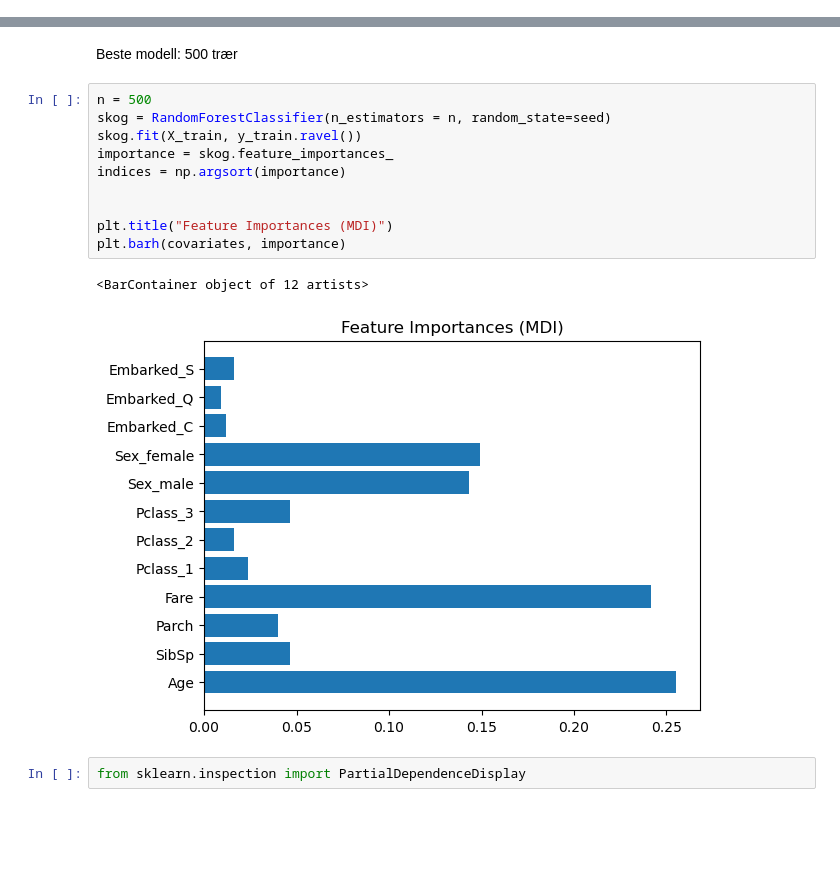
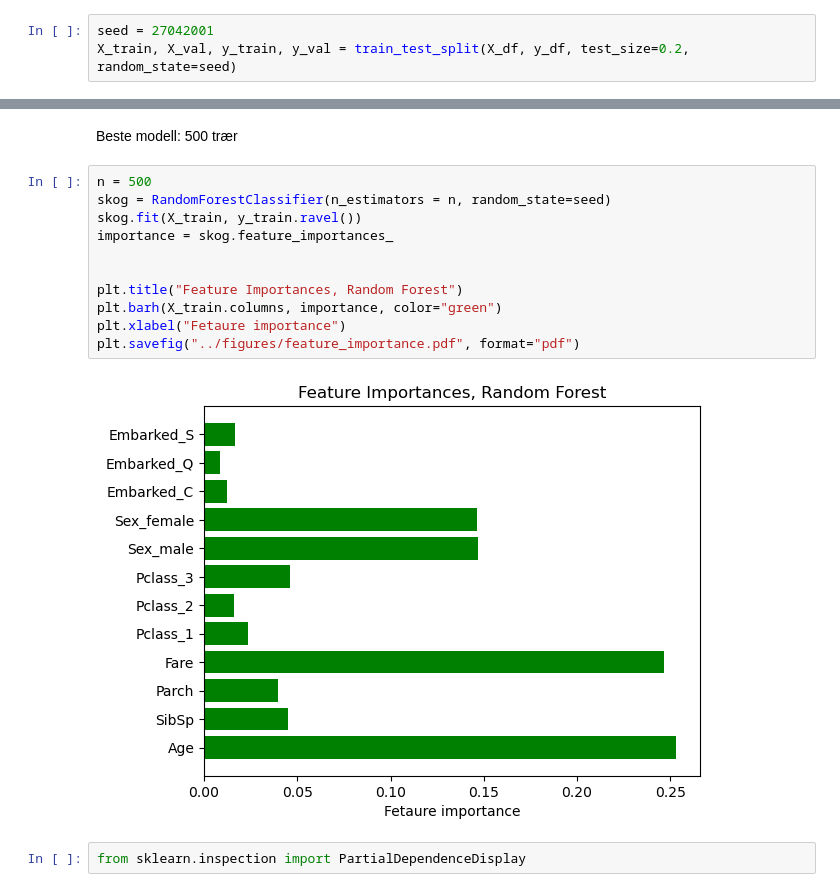
Before and after one commit to aadnerol/HON2200, a Jupyter notebook: oblig/code/oppgave.ipynb, the cells around one changed output, grey strips where cells are left out. Cells and saved outputs as stored; diff of their text form; blank space fills up the shorter version.

Commit message:
Oppg4 og nye plots

```diff
--- a/oblig/code/oppgave.ipynb
+++ b/oblig/code/oppgave.ipynb
@@ -393,3 +395,6 @@ plt.savefig("../figures/acc_score_maksdybde_10.pdf", format="pdf")
+# %%
+seed = 27042001
+X_train, X_val, y_train, y_val = train_test_split(X_df, y_df, test_size=0.2, random_state=seed)
 # %%
 from sklearn.ensemble import RandomForestClassifier
 # %%
@@ -431,16 +440,16 @@ Beste modell: 500 trær
 # %%
 n = 500
 skog = RandomForestClassifier(n_estimators = n, random_state=seed)
 skog.fit(X_train, y_train.ravel())
 importance = skog.feature_importances_
-indices = np.argsort(importance)
 
 
-plt.title("Feature Importances (MDI)")
-plt.barh(covariates, importance)
+plt.title("Feature Importances, Random Forest")
+plt.barh(X_train.columns, importance, color="green")
+plt.xlabel("Fetaure importance")
+plt.savefig("../figures/feature_importance.pdf", format="pdf")
 # %% [output]
-<BarContainer object of 12 artists>
-[figure, old version]
+[figure, new version]
 # %%
 from sklearn.inspection import PartialDependenceDisplay
 # %%
```
Also changed, not shown: parts of 8 cells of this notebook, 6 other files.
